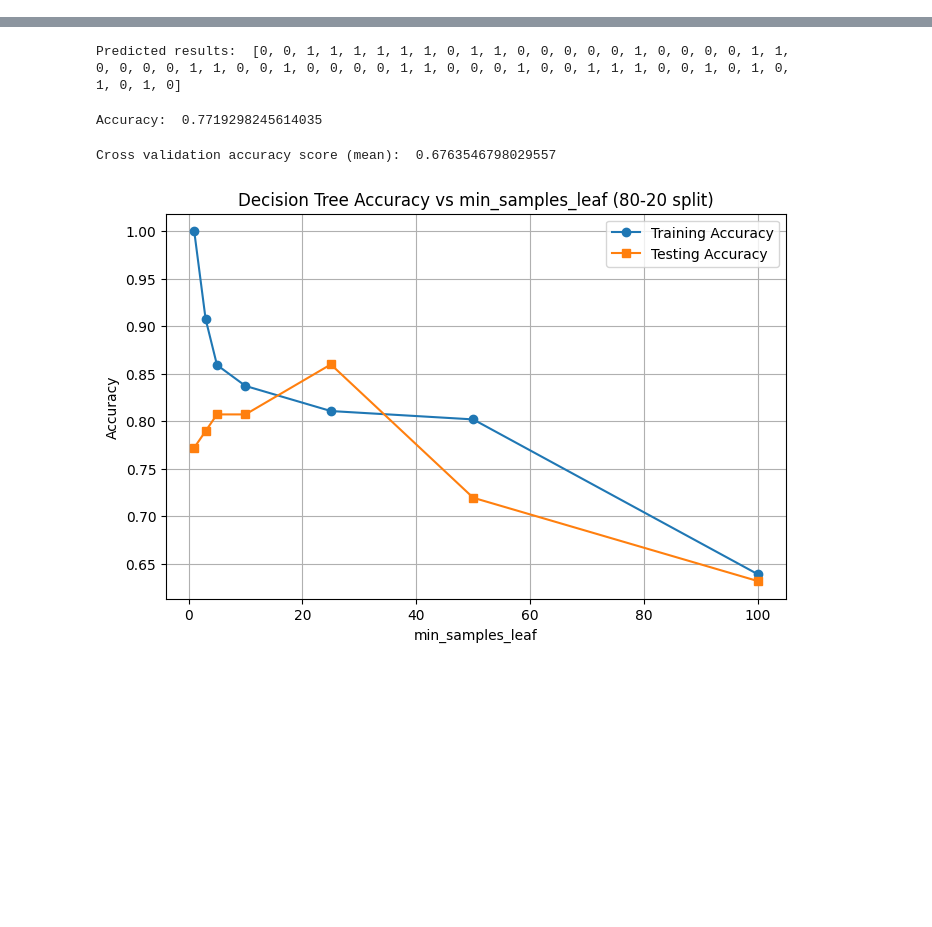
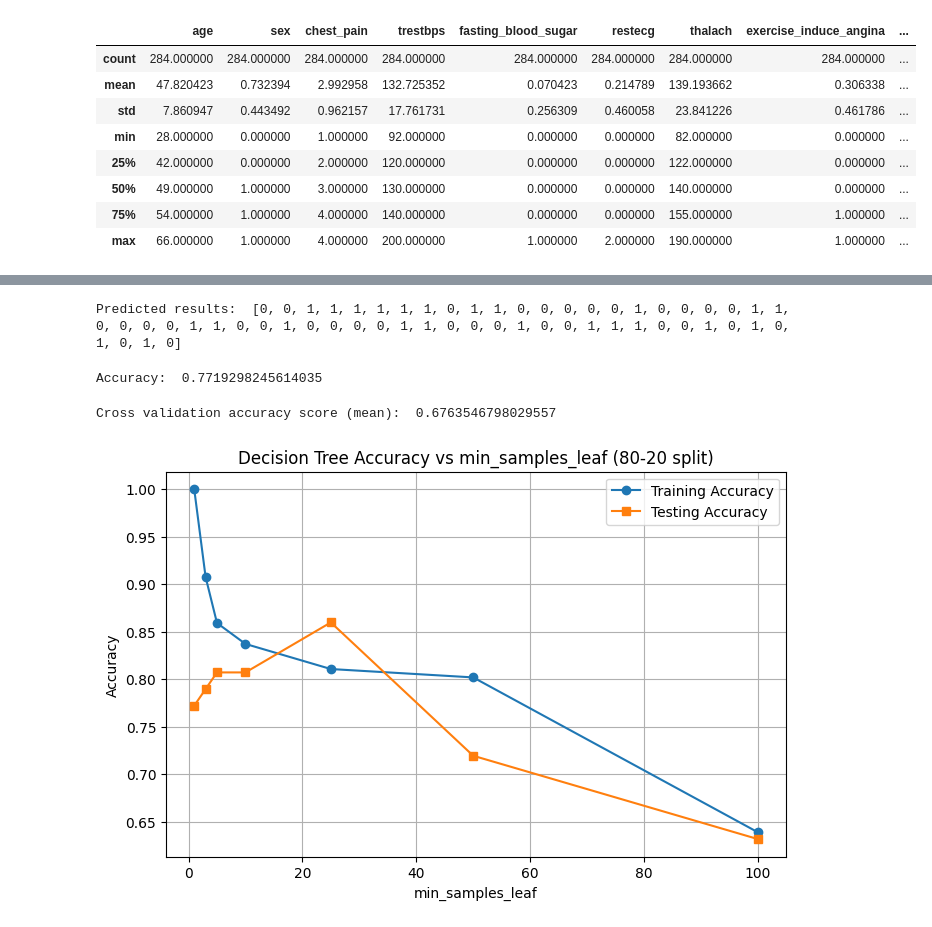
Before and after one commit to robot-mazeee/Machine-Learning-Project, a Jupyter notebook: Homework1/G001_notebook.ipynb, the cells around one changed output, grey strips where cells are left out. Cells and saved outputs as stored; diff of their text form; code cells hidden in the pictures; blank space fills up the shorter version.

```diff
--- a/Homework1/G001_notebook.ipynb
+++ b/Homework1/G001_notebook.ipynb
@@ -30,2 +32,12 @@ data.dropna()
 # %%
-# explorar dados, fazer uns graficos, ver valores duplicados e missing
+df.describe()
+# %% [output]
+|  | age | sex | chest_pain | trestbps | fasting_blood_sugar | restecg | thalach | exercise_induce_angina | ... |
+| count | 284.000000 | 284.000000 | 284.000000 | 284.000000 | 284.000000 | 284.000000 | 284.000000 | 284.000000 | ... |
+| mean | 47.820423 | 0.732394 | 2.992958 | 132.725352 | 0.070423 | 0.214789 | 139.193662 | 0.306338 | ... |
+| std | 7.860947 | 0.443492 | 0.962157 | 17.761731 | 0.256309 | 0.460058 | 23.841226 | 0.461786 | ... |
+| min | 28.000000 | 0.000000 | 1.000000 | 92.000000 | 0.000000 | 0.000000 | 82.000000 | 0.000000 | ... |
+| 25% | 42.000000 | 0.000000 | 2.000000 | 120.000000 | 0.000000 | 0.000000 | 122.000000 | 0.000000 | ... |
+| 50% | 49.000000 | 1.000000 | 3.000000 | 130.000000 | 0.000000 | 0.000000 | 140.000000 | 0.000000 | ... |
+| 75% | 54.000000 | 1.000000 | 4.000000 | 140.000000 | 0.000000 | 0.000000 | 155.000000 | 1.000000 | ... |
+| max | 66.000000 | 1.000000 | 4.000000 | 200.000000 | 1.000000 | 2.000000 | 190.000000 | 1.000000 | ... |
```
Also changed, not shown: parts of 12 cells of this notebook.
